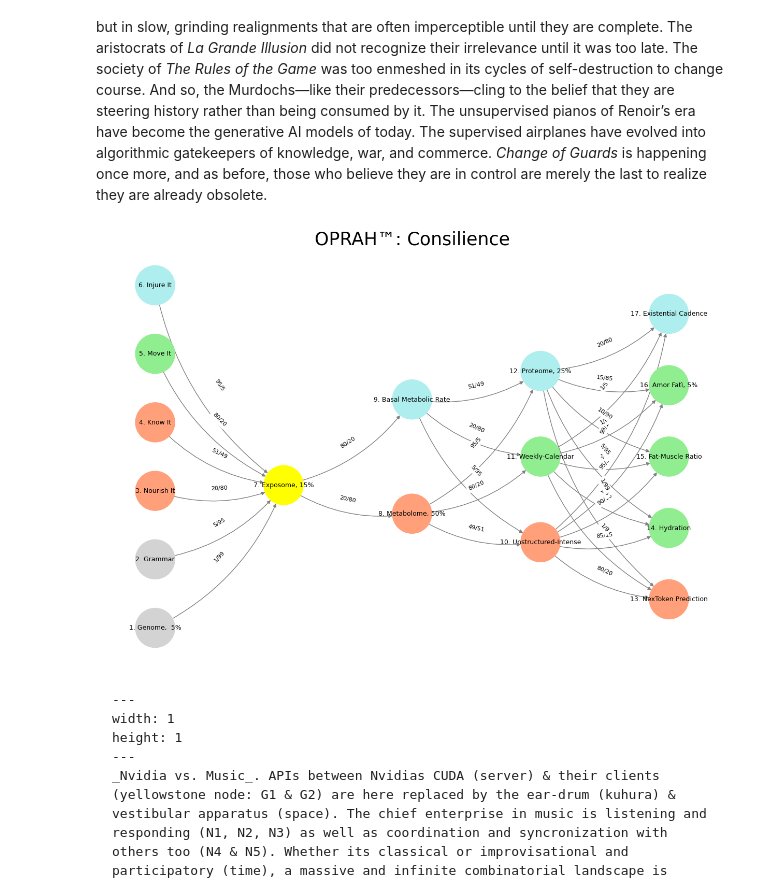
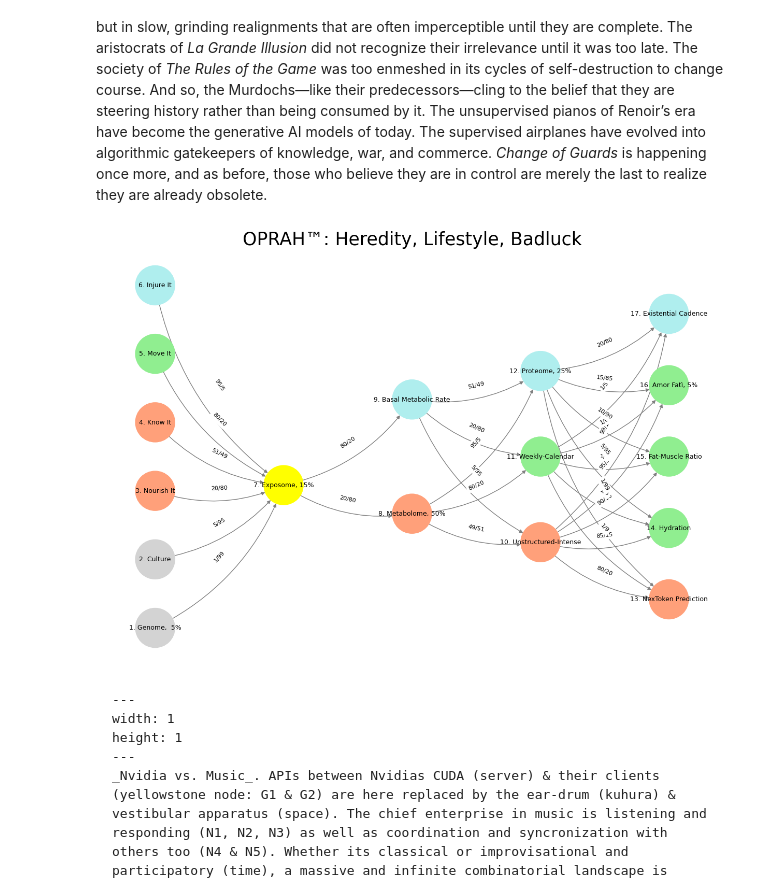
Before and after one commit to abikesa/noise-signal, a Jupyter notebook: _sources/act3/part1/part1_1.ipynb, the cells around one changed output. Cells and saved outputs as stored; diff of their text form; code cells hidden in the pictures.

````diff
--- a/_sources/act3/part1/part1_1.ipynb
+++ b/_sources/act3/part1/part1_1.ipynb
@@ -28,7 +28,7 @@ import networkx as nx
 # Define the neural network layers
 def define_layers():
     return {
-        'Suis': ['Genome,  5%', 'Grammar', 'Nourish It', 'Know It', "Move It", 'Injure It'],  # Static
+        'Suis': ['Genome,  5%', 'Culture', 'Nourish It', 'Know It', "Move It", 'Injure It'],  # Static
         'Voir': ['Exposome, 15%'],
         'Choisis': ['Metabolome, 50%', 'Basal Metabolic Rate'],
         'Deviens': ['Unstructured-Intense', 'Weekly-Calendar', 'Proteome, 25%'],
@@ -49,7 +49,7 @@ def assign_colors():
 def define_edges():
     return {
         ('Genome,  5%', 'Exposome, 15%'): '1/99',
-        ('Grammar', 'Exposome, 15%'): '5/95',
+        ('Culture', 'Exposome, 15%'): '5/95',
         ('Nourish It', 'Exposome, 15%'): '20/80',
         ('Know It', 'Exposome, 15%'): '51/49',
         ("Move It", 'Exposome, 15%'): '80/20',
@@ -104,35 +104,35 @@ def visualize_nn():
     # Add nodes with new numbered labels and assign positions
     for i, (layer_name, nodes) in enumerate(layers.items()):
         positions = calculate_positions(nodes, x_offset=i * 2)
         for node, position in zip(nodes, positions):
             new_node = mapping[node]
             G.add_node(new_node, layer=layer_name)
             pos[new_node] = position
             node_colors.append(colors.get(node, 'lightgray'))
 
     # Add edges with updated node labels
     for (source, target), weight in edges.items():
         if source in mapping and target in mapping:
             new_source = mapping[source]
             new_target = mapping[target]
             G.add_edge(new_source, new_target, weight=weight)
 
     # Draw the graph
     plt.figure(figsize=(12, 8))
     edges_labels = {(u, v): d["weight"] for u, v, d in G.edges(data=True)}
 
     nx.draw(
         G, pos, with_labels=True, node_color=node_colors, edge_color='gray',
         node_size=3000, font_size=9, connectionstyle="arc3,rad=0.2"
     )
     nx.draw_networkx_edge_labels(G, pos, edge_labels=edges_labels, font_size=8)
-    plt.title("OPRAH™: Consilience", fontsize=25)
+    plt.title("OPRAH™: Heredity, Lifestyle, Badluck", fontsize=25)
     plt.show()
 
 # Run the visualization
 visualize_nn()
 # %% [output]
-[figure, old version]
+[figure, new version]
 # %% [markdown]
 ```{figure} ../figures/blanche.*
 ---
````
Also changed, not shown: 17 other files.
